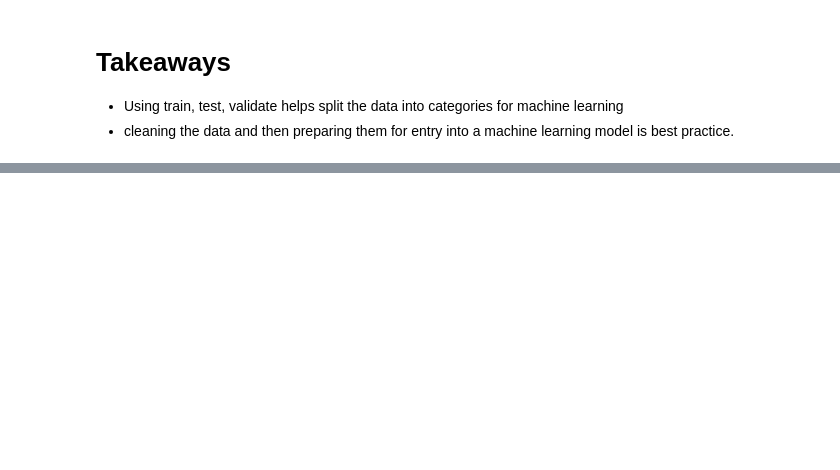
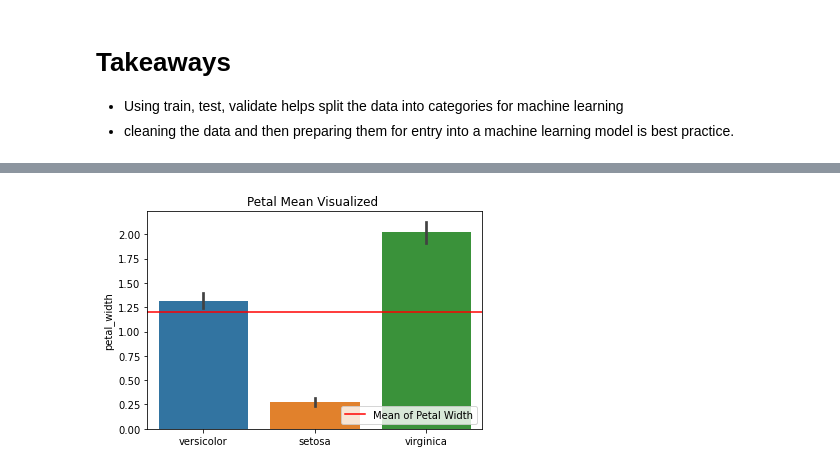
Before and after one commit to DeangeloBowen1/classification-exercises, a Jupyter notebook: classification_exercises.ipynb, the cells around one changed output, grey strips where cells are left out. Cells and saved outputs as stored; diff of their text form; code cells hidden in the pictures; blank space fills up the shorter version.

```diff
--- a/classification_exercises.ipynb
+++ b/classification_exercises.ipynb
@@ -566,0 +595,15 @@ memory usage: 185.5+ KB
+# %%
+# Petal Width Visualized
+plt.title('Petal Mean Visualized ')
+sns.barplot(x='species', y='petal_width', data = train)
+
+# get mean
+petal_mean = train.petal_width.mean()
+
+#horizontal line on axis, axhline
+plt.axhline(petal_mean, label='Mean of Petal Width', color = 'red')
+plt.xlabel('')
+plt.legend(loc = 'lower right')
+plt.show()
+# %% [output]
+[figure, added]
```
Also changed, not shown: parts of 44 cells of this notebook, 1 other file.
